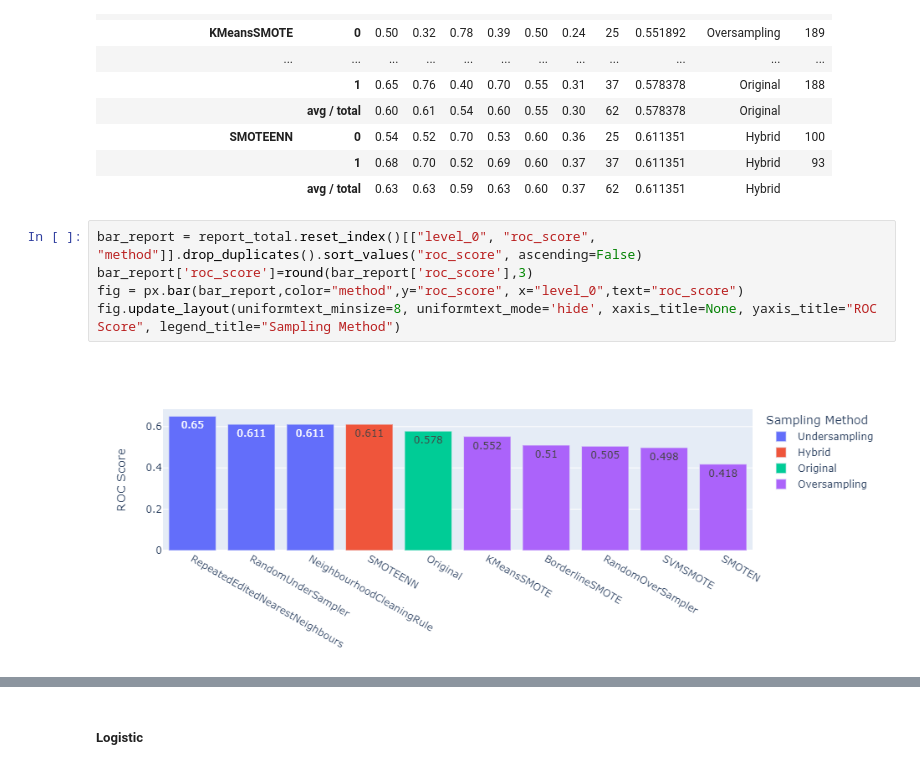
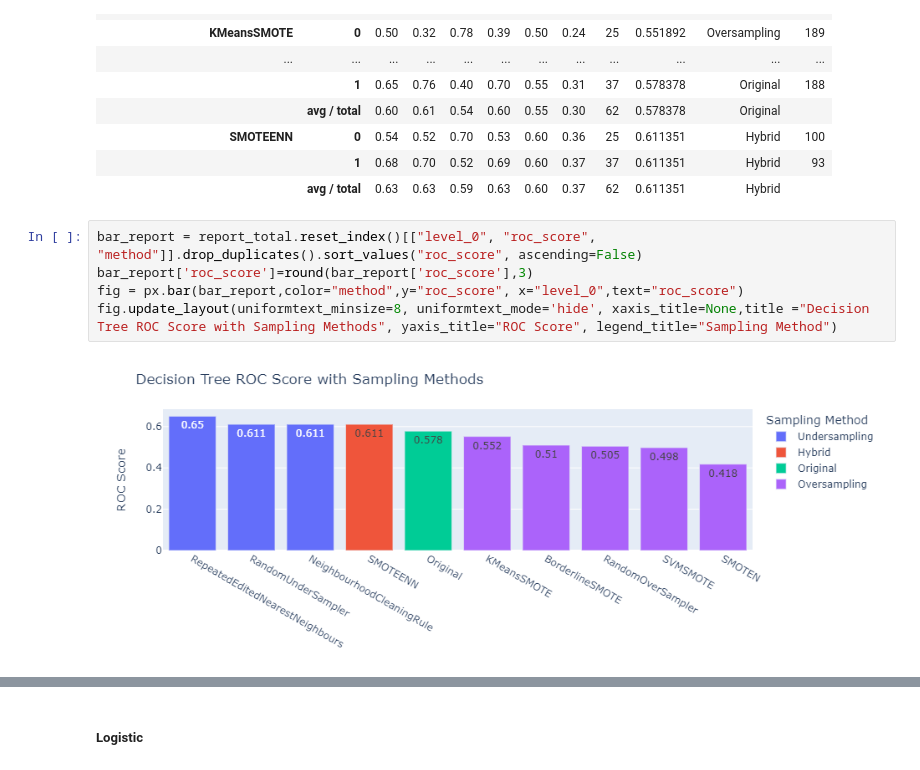
Before and after one commit to hu-yating/ResearchMethodology, a Jupyter notebook: imbalance.ipynb, the cells around one changed output, grey strips where cells are left out. Saved outputs shown, nothing was run; the diff lists cells and outputs as text.

Commit message:
update bar plot and fig export

```diff
--- a/imbalance.ipynb
+++ b/imbalance.ipynb
@@ -275,8 +282,8 @@ report_total.sort_values(["method","roc_score"], ascending=False)
 # %%
 bar_report = report_total.reset_index()[["level_0", "roc_score", "method"]].drop_duplicates().sort_values("roc_score", ascending=False)
 bar_report['roc_score']=round(bar_report['roc_score'],3)
 fig = px.bar(bar_report,color="method",y="roc_score", x="level_0",text="roc_score")
-fig.update_layout(uniformtext_minsize=8, uniformtext_mode='hide', xaxis_title=None, yaxis_title="ROC Score", legend_title="Sampling Method")
+fig.update_layout(uniformtext_minsize=8, uniformtext_mode='hide', xaxis_title=None,title ="Decision Tree ROC Score with Sampling Methods", yaxis_title="ROC Score", legend_title="Sampling Method")
 # %% [output]
-[figure, old version]
+[figure, new version]
 # %%
```
Also changed, not shown: parts of 2 cells of this notebook, 1 other file.
